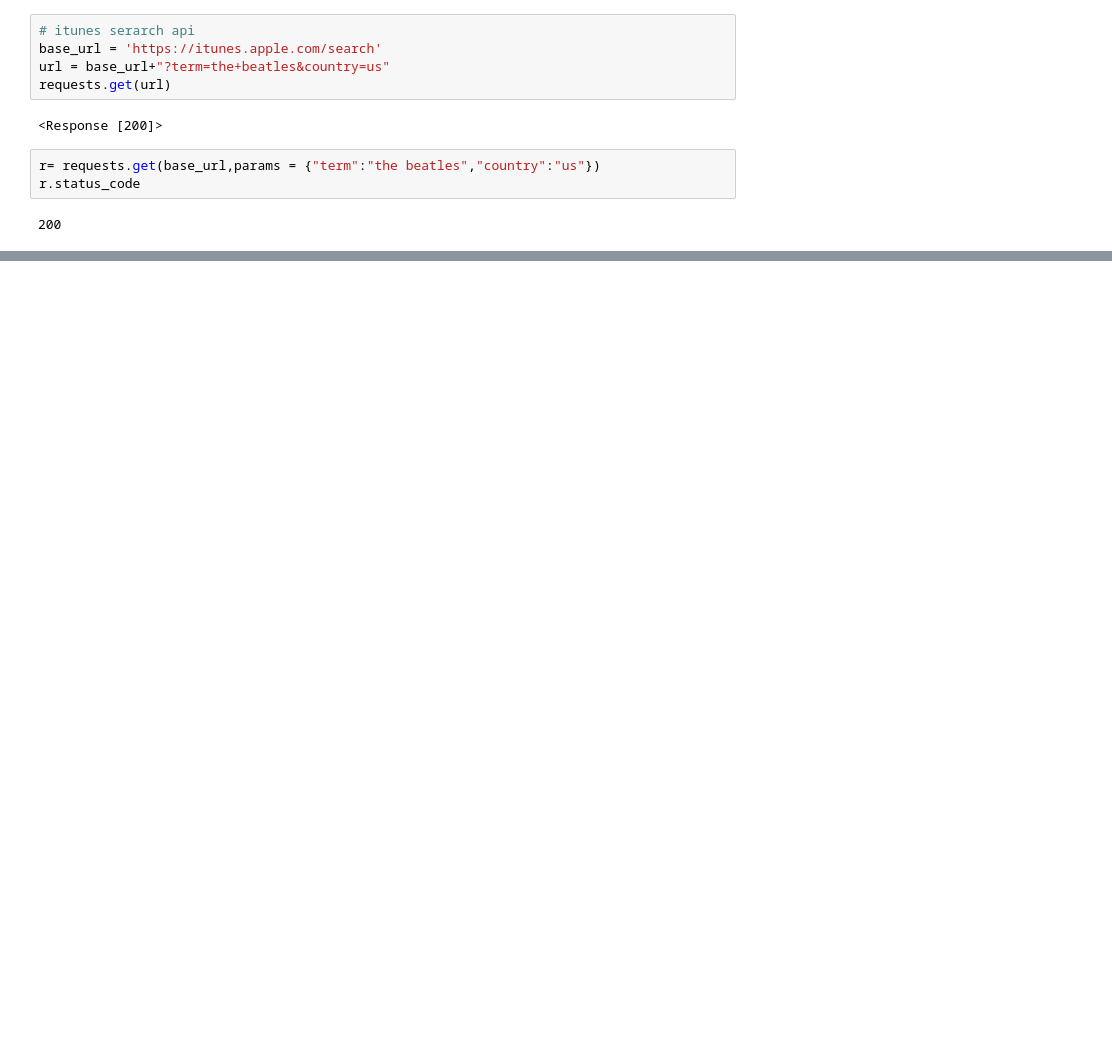
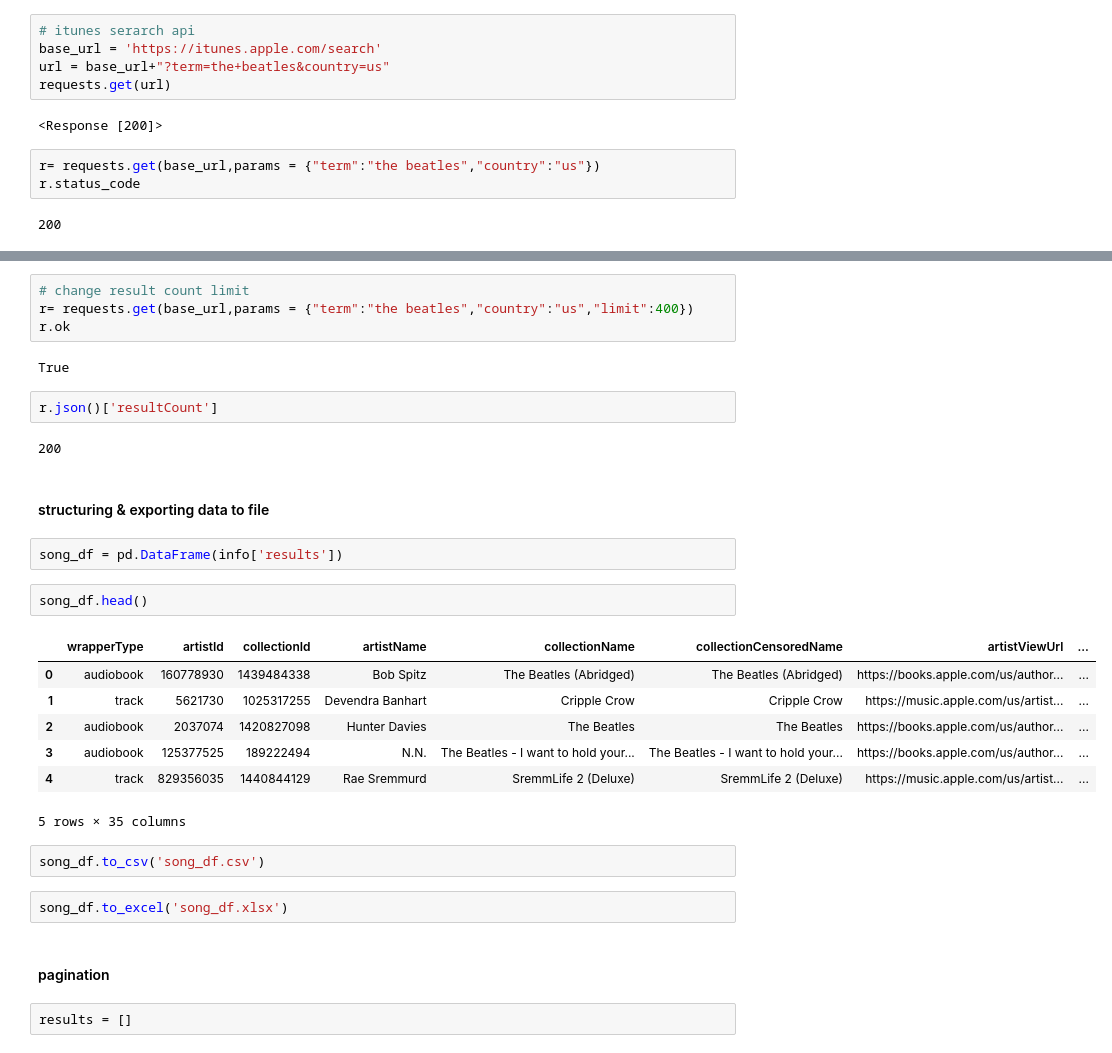
Before and after one commit to jacyee/exchange_API, a Jupyter notebook: itunes_api.ipynb, the cells around one changed output, grey strips where cells are left out. Drawn from its saved outputs; the diff is of its cells as text; blank space fills up the shorter version.

```diff
--- a/itunes_api.ipynb
+++ b/itunes_api.ipynb
@@ -60,0 +59,32 @@ r.json()['resultCount']
+# %%
+# change result count limit
+r= requests.get(base_url,params = {"term":"the beatles","country":"us","limit":400})
+r.ok
+# %% [output]
+True
+# %%
+r.json()['resultCount']
+# %% [output]
+200
+# %% [markdown]
+#### structuring & exporting data to file
+# %%
+song_df = pd.DataFrame(info['results'])
+# %%
+song_df.head()
+# %% [output]
+|  | wrapperType | artistId | collectionId | artistName | collectionName | collectionCensoredName | artistViewUrl | ... |
+| 0 | audiobook | 160778930 | 1439484338 | Bob Spitz | The Beatles (Abridged) | The Beatles (Abridged) | https://books.apple.com/us/author... | ... |
+| 1 | track | 5621730 | 1025317255 | Devendra Banhart | Cripple Crow | Cripple Crow | https://music.apple.com/us/artist... | ... |
+| 2 | audiobook | 2037074 | 1420827098 | Hunter Davies | The Beatles | The Beatles | https://books.apple.com/us/author... | ... |
+| 3 | audiobook | 125377525 | 189222494 | N.N. | The Beatles - I want to hold your... | The Beatles - I want to hold your... | https://books.apple.com/us/author... | ... |
+| 4 | track | 829356035 | 1440844129 | Rae Sremmurd | SremmLife 2 (Deluxe) | SremmLife 2 (Deluxe) | https://music.apple.com/us/artist... | ... |
+5 rows × 35 columns
+# %%
+song_df.to_csv('song_df.csv')
+# %%
+song_df.to_excel('song_df.xlsx')
+# %% [markdown]
+#### pagination
+# %%
+results = []
```
Also changed, not shown: parts of 10 cells of this notebook.
